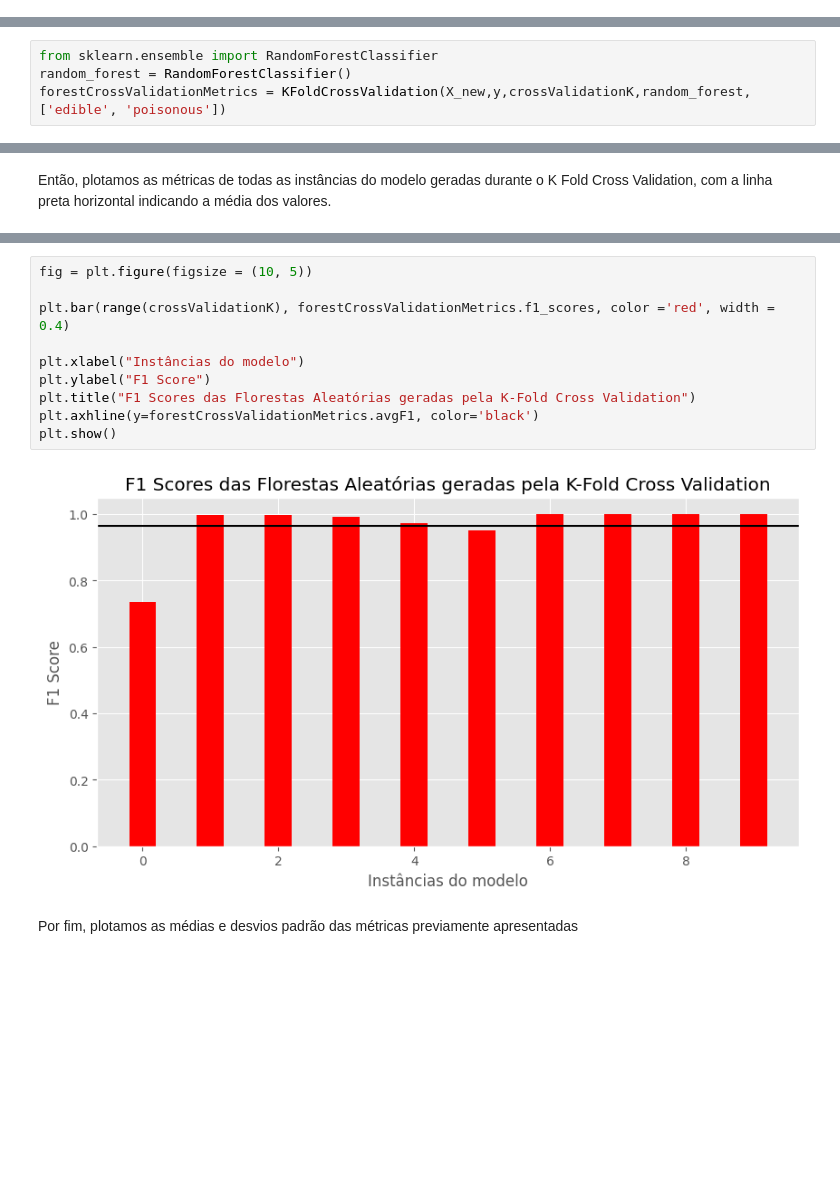
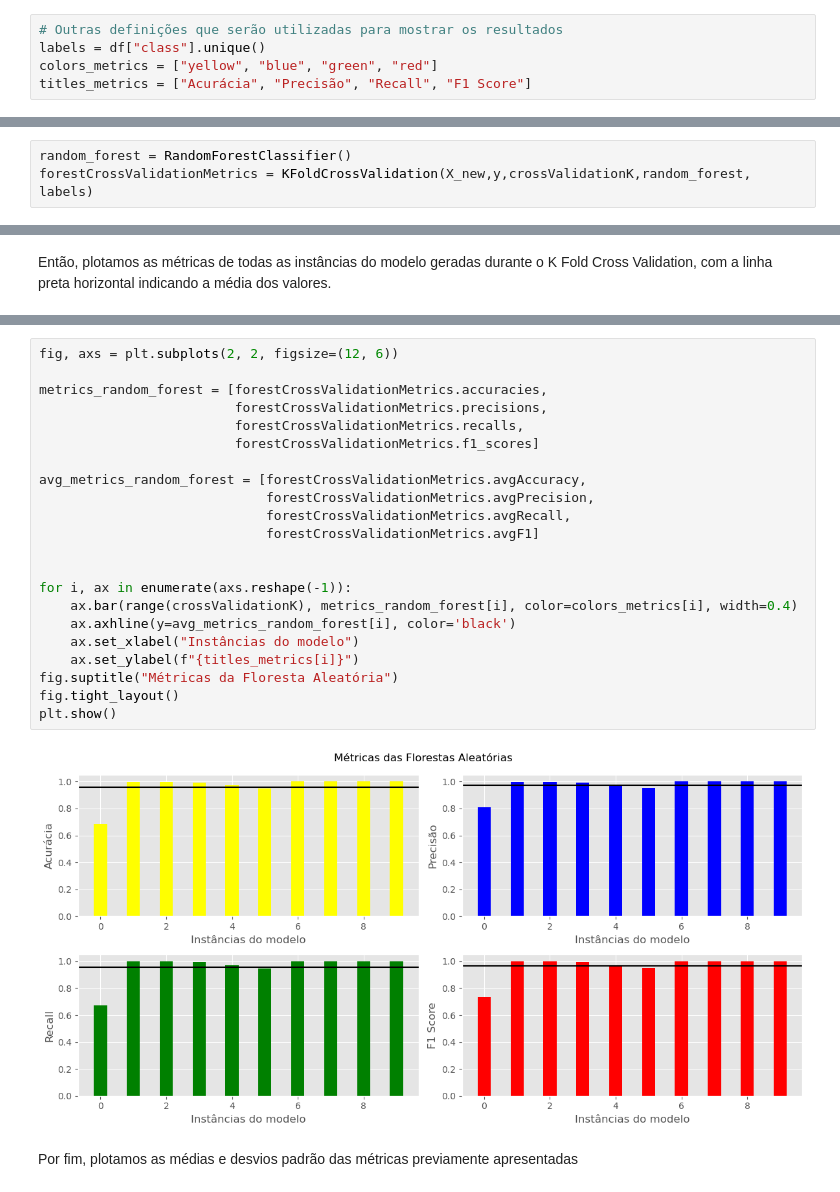
Before and after one commit to amauryTCassola/MachineLearning-2023, a Jupyter notebook: main.ipynb, the cells around one changed output, grey strips where cells are left out. Drawn from its saved outputs; the diff is of its cells as text; blank space fills up the shorter version.

Commit message:
plotting metrics in one subplot

```diff
--- a/main.ipynb
+++ b/main.ipynb
@@ -248,12 +250,16 @@ Usamos K-Fold Cross Validation para gerar as métricas para cada modelo. Fixamos
 # %%
 from utils.k_fold_cross_validation import KFoldCrossValidation
 crossValidationK = 10
+# %%
+# Outras definições que serão utilizadas para mostrar os resultados
+labels = df["class"].unique()
+colors_metrics = ["yellow", "blue", "green", "red"]
+titles_metrics = ["Acurácia", "Precisão", "Recall", "F1 Score"]
 # %% [markdown]
 <h1>Florestas Aleatórias</h1>
 # %%
-from sklearn.ensemble import RandomForestClassifier
 random_forest = RandomForestClassifier()
-forestCrossValidationMetrics = KFoldCrossValidation(X_new,y,crossValidationK,random_forest, ['edible', 'poisonous'])
+forestCrossValidationMetrics = KFoldCrossValidation(X_new,y,crossValidationK,random_forest, labels)
 # %% [markdown]
 Começamos mostrando a matriz de confusão do modelo. Esta matriz de confusão é calculada somando as matrizes de confusão de cada um dos k modelos gerados durante a K Fold Cross Validation. A lógica para isso é que cada uma das matrizes de confusão representa a performance do modelo para a k-ésima parte do conjunto de dados. Somando todas, temos a performance do modelo para todo o conjunto de dados.
 # %%
@@ -298,15 +271,27 @@ plt.show()
-# %%
-fig = plt.figure(figsize = (10, 5))
-
-plt.bar(range(crossValidationK), forestCrossValidationMetrics.f1_scores, color ='red', width = 0.4)
-
-plt.xlabel("Instâncias do modelo")
-plt.ylabel("F1 Score")
-plt.title("F1 Scores das Florestas Aleatórias geradas pela K-Fold Cross Validation")
-plt.axhline(y=forestCrossValidationMetrics.avgF1, color='black')
-plt.show()
-# %% [output]
-[figure, removed]
+# %%
+fig, axs = plt.subplots(2, 2, figsize=(12, 6))
+
+metrics_random_forest = [forestCrossValidationMetrics.accuracies,
+                         forestCrossValidationMetrics.precisions,
+                         forestCrossValidationMetrics.recalls,
+                         forestCrossValidationMetrics.f1_scores]
+
+avg_metrics_random_forest = [forestCrossValidationMetrics.avgAccuracy,
+                             forestCrossValidationMetrics.avgPrecision,
+                             forestCrossValidationMetrics.avgRecall,
+                             forestCrossValidationMetrics.avgF1]
+
+
+for i, ax in enumerate(axs.reshape(-1)):
+    ax.bar(range(crossValidationK), metrics_random_forest[i], color=colors_metrics[i], width=0.4)
+    ax.axhline(y=avg_metrics_random_forest[i], color='black')
+    ax.set_xlabel("Instâncias do modelo")
+    ax.set_ylabel(f"{titles_metrics[i]}")
+fig.suptitle("Métricas da Floresta Aleatória")
+fig.tight_layout()
+plt.show()
+# %% [output]
+[figure, added]
 # %% [markdown]
 Por fim, plotamos as médias e desvios padrão das métricas previamente apresentadas
 # %%
```
Also changed, not shown: parts of 16 cells of this notebook, 1 other file.
